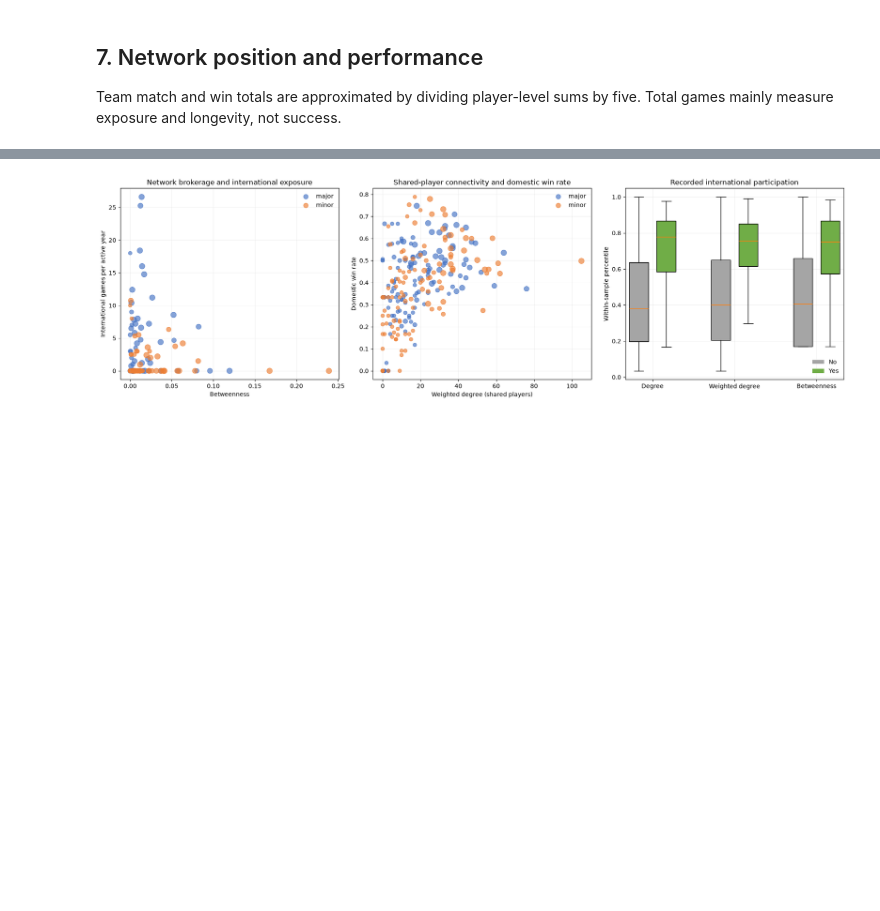
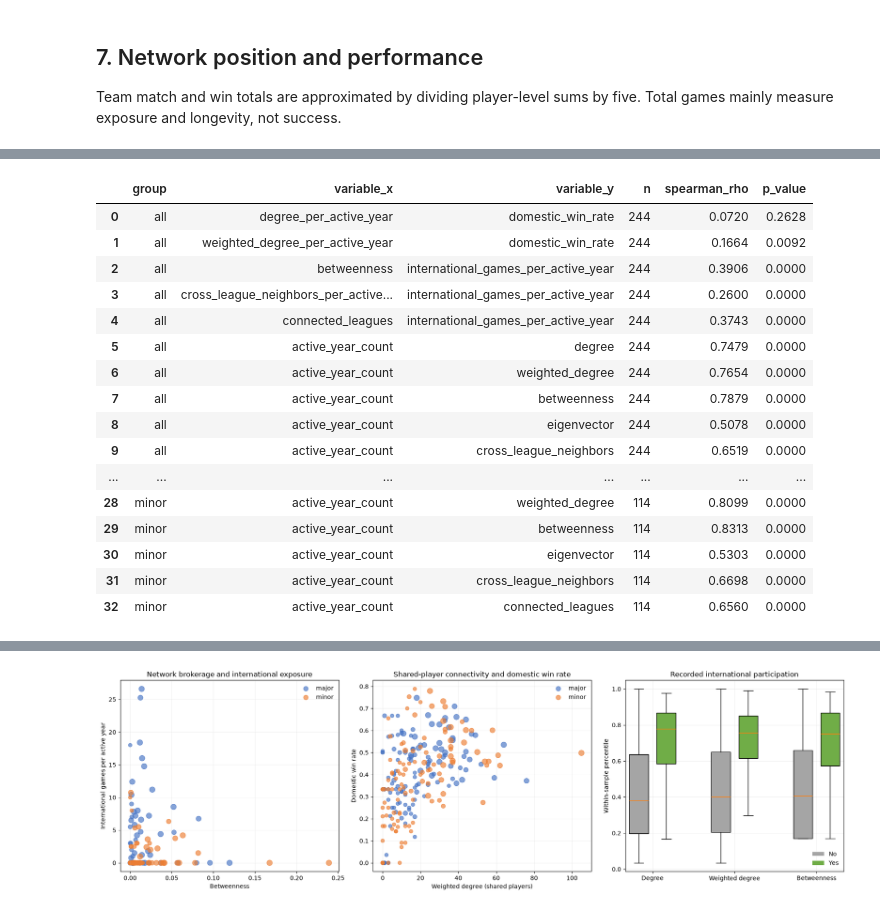
Before and after one commit to Ezenkdank/league-graph-analysis, a Jupyter notebook: code/league-graph-v2.ipynb, the cells around one changed output, grey strips where cells are left out. Saved outputs shown, nothing was run; the diff lists cells and outputs as text; code cells hidden in the pictures; blank space fills up the shorter version.

```diff
--- a/code/league-graph-v2.ipynb
+++ b/code/league-graph-v2.ipynb
@@ -713,53 +756,114 @@ Team-level analysis table: 244 teams.
 # %%
-network_measures = [
+raw_network_measures = [
     "degree", "weighted_degree", "betweenness", "eigenvector",
     "cross_league_neighbors", "connected_leagues",
+]
+adjusted_network_measures = [
     "degree_per_active_year", "weighted_degree_per_active_year",
+    "cross_league_neighbors_per_active_year",
 ]
+network_measures = raw_network_measures + adjusted_network_measures
 outcomes = [
     "domestic_win_rate", "international_games_per_active_year",
     "international_win_rate", "active_year_count",
 ]
 scopes = {
-    "All": analysis_table,
-    "Major": analysis_table[analysis_table["group"] == "major"],
-    "Minor": analysis_table[analysis_table["group"] == "minor"],
+    "all": analysis_table,
+    "major": analysis_table[analysis_table["group"] == "major"],
+    "minor": analysis_table[analysis_table["group"] == "minor"],
 }
+
+def spearman_values(frame, variable_x, variable_y):
+    valid = frame[[variable_x, variable_y]].dropna()
+    if len(valid) >= 3 and valid[variable_x].nunique() > 1 and valid[variable_y].nunique() > 1:
+        result = spearmanr(valid[variable_x], valid[variable_y])
+        return len(valid), result.statistic, result.pvalue
+    return len(valid), np.nan, np.nan
 
 correlation_rows = []
 for scope_name, frame in scopes.items():
     for measure in network_measures:
         for outcome in outcomes:
-            valid = frame[[measure, outcome]].dropna()
-            if len(valid) >= 3 and valid[measure].nunique() > 1 and valid[outcome].nunique() > 1:
-                result = spearmanr(valid[measure], valid[outcome])
-                rho, p_value = result.statistic, result.pvalue
-            else:
-                rho, p_value = np.nan, np.nan
+            sample_size, rho, p_value = spearman_values(frame, measure, outcome)
             correlation_rows.append(
-                {"scope": scope_name, "network_measure": measure, "outcome": outcome,
-                 "n": len(valid), "spearman_rho": rho, "p_value": p_value}
+                {"group": scope_name, "network_measure": measure, "outcome": outcome,
+                 "n": sample_size, "spearman_rho": rho, "p_value": p_value}
             )
 network_performance_correlations = pd.DataFrame(correlation_rows)
 
+focused_relationships = [
+    ("degree_per_active_year", "domestic_win_rate"),
+    ("weighted_degree_per_active_year", "domestic_win_rate"),
+    ("betweenness", "international_games_per_active_year"),
+    ("cross_league_neighbors_per_active_year", "international_games_per_active_year"),
+    ("connected_leagues", "international_games_per_active_year"),
+] + [("active_year_count", measure) for measure in raw_network_measures]
+
+focused_rows = []
+for scope_name, frame in scopes.items():
+    for variable_x, variable_y in focused_relationships:
+        sample_size, rho, p_value = spearman_values(frame, variable_x, variable_y)
+        focused_rows.append(
+            {"group": scope_name, "variable_x": variable_x, "variable_y": variable_y,
+             "n": sample_size, "spearman_rho": rho, "p_value": p_value}
+        )
+focused_correlations = pd.DataFrame(focused_rows)
+
+comparison_measures = raw_network_measures + adjusted_network_measures
 comparison_rows = []
 for scope_name, frame in scopes.items():
-    for measure in network_measures[:6]:
+    for measure in comparison_measures:
         no_participation = frame.loc[~frame["international_participation"], measure].dropna()
         participation = frame.loc[frame["international_participation"], measure].dropna()
         if len(no_participation) >= 2 and len(participation) >= 2:
             test = mannwhitneyu(participation, no_participation, alternative="two-sided", method="auto")
             u_value, p_value = test.statistic, test.pvalue
         else:
             u_value, p_value = np.nan, np.nan
         comparison_rows.append(
             {
-                "scope": scope_name, "network_measure": measure,
+                "group": scope_name, "network_measure": measure,
                 "n_participation": len(participation), "median_participation": participation.median(),
-                "n_no_participation": len(no_participation), "median_no_participation": no_participation.median(),
+                "n_no_participation": len(no_participation),
+                "median_no_participation": no_participation.median(),
                 "mann_whitney_u": u_value, "p_value": p_value,
             }
         )
 international_participation_comparison = pd.DataFrame(comparison_rows)
-print("Spearman correlations and participation comparisons are ready.")
+
+compact_measures = [
+    "degree", "degree_per_active_year", "weighted_degree",
+    "weighted_degree_per_active_year", "betweenness", "cross_league_neighbors",
+    "cross_league_neighbors_per_active_year", "connected_leagues",
+    "domestic_win_rate", "international_games_per_active_year",
+]
+compact_rows = []
+for participation, frame in analysis_table.groupby("international_participation", sort=True):
+    row = {
+        "recorded_international_participation": "Yes" if participation else "No",
+        "sample_size": len(frame),
+    }
+    row.update({measure: frame[measure].median() for measure in compact_measures})
+    compact_rows.append(row)
+compact_insight_table = pd.DataFrame(compact_rows)
+
+display(focused_correlations.round(4))
+print("The complete correlation results remain available in network_performance_correlations.")
 # %% [output]
+|  | group | variable_x | variable_y | n | spearman_rho | p_value |
+| 0 | all | degree_per_active_year | domestic_win_rate | 244 | 0.0720 | 0.2628 |
+| 1 | all | weighted_degree_per_active_year | domestic_win_rate | 244 | 0.1664 | 0.0092 |
+| 2 | all | betweenness | international_games_per_active_year | 244 | 0.3906 | 0.0000 |
+| 3 | all | cross_league_neighbors_per_active... | international_games_per_active_year | 244 | 0.2600 | 0.0000 |
+| 4 | all | connected_leagues | international_games_per_active_year | 244 | 0.3743 | 0.0000 |
+| 5 | all | active_year_count | degree | 244 | 0.7479 | 0.0000 |
+| 6 | all | active_year_count | weighted_degree | 244 | 0.7654 | 0.0000 |
+| 7 | all | active_year_count | betweenness | 244 | 0.7879 | 0.0000 |
+| 8 | all | active_year_count | eigenvector | 244 | 0.5078 | 0.0000 |
+| 9 | all | active_year_count | cross_league_neighbors | 244 | 0.6519 | 0.0000 |
+| ... | ... | ... | ... | ... | ... | ... |
+| 28 | minor | active_year_count | weighted_degree | 114 | 0.8099 | 0.0000 |
+| 29 | minor | active_year_count | betweenness | 114 | 0.8313 | 0.0000 |
+| 30 | minor | active_year_count | eigenvector | 114 | 0.5303 | 0.0000 |
+| 31 | minor | active_year_count | cross_league_neighbors | 114 | 0.6698 | 0.0000 |
+| 32 | minor | active_year_count | connected_leagues | 114 | 0.6560 | 0.0000 |
```
Also changed, not shown: parts of 6 cells of this notebook, 3 other files.
